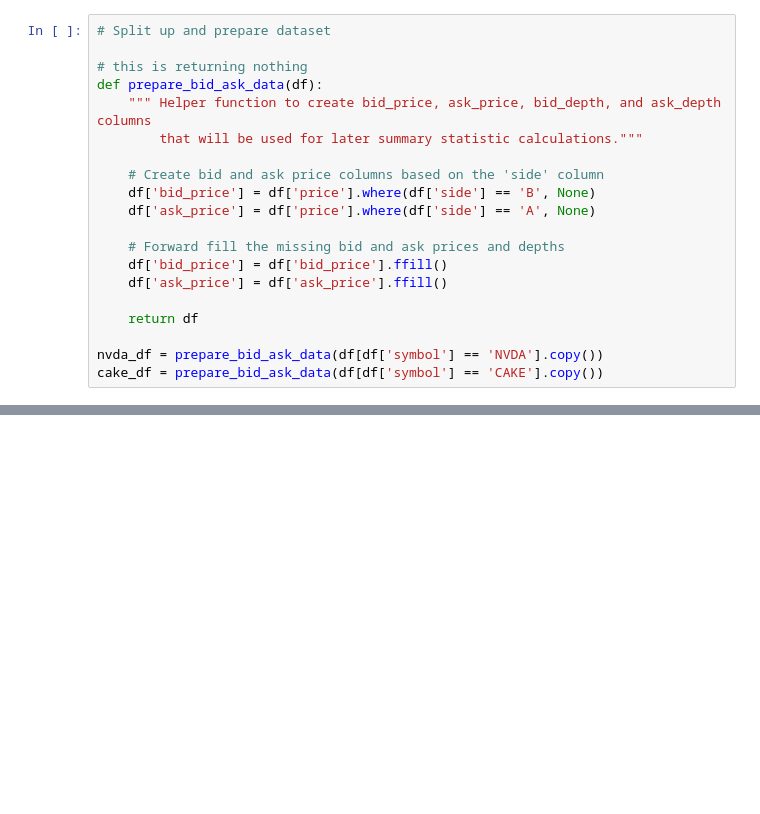
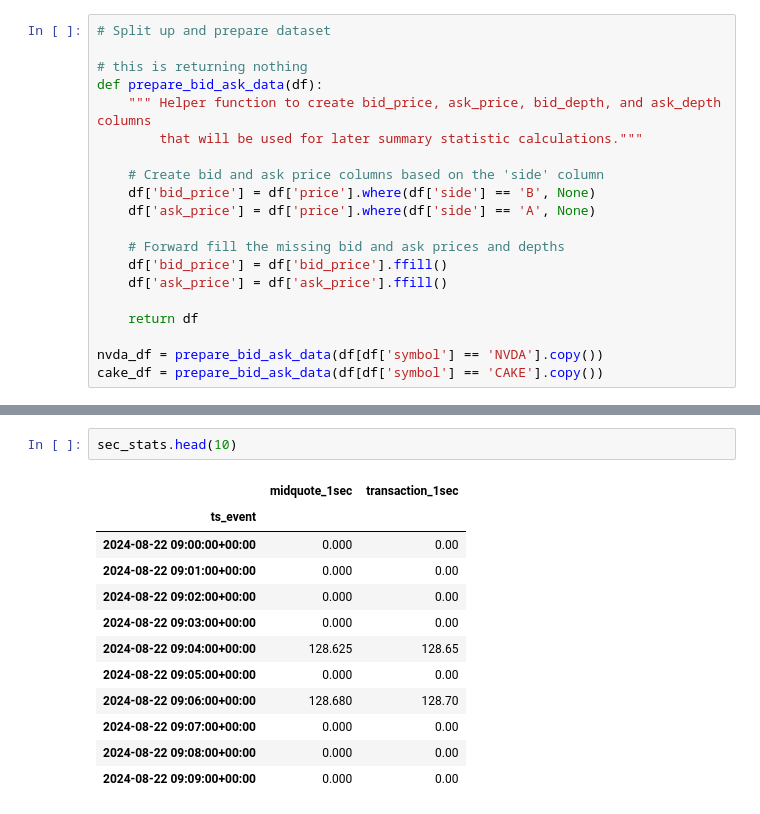
Before and after one commit to amchugh2/230x_team_repo, a Jupyter notebook: hw1.ipynb, the cells around one changed output, grey strips where cells are left out. Cells and saved outputs as stored; diff of their text form; blank space fills up the shorter version.

```diff
--- a/hw1.ipynb
+++ b/hw1.ipynb
@@ -362,0 +367,15 @@ sec_stats.head()
+# %%
+sec_stats.head(10)
+# %% [output]
+|  | midquote_1sec | transaction_1sec |
+| ts_event |  |  |
+| 2024-08-22 09:00:00+00:00 | 0.000 | 0.00 |
+| 2024-08-22 09:01:00+00:00 | 0.000 | 0.00 |
+| 2024-08-22 09:02:00+00:00 | 0.000 | 0.00 |
+| 2024-08-22 09:03:00+00:00 | 0.000 | 0.00 |
+| 2024-08-22 09:04:00+00:00 | 128.625 | 128.65 |
+| 2024-08-22 09:05:00+00:00 | 0.000 | 0.00 |
+| 2024-08-22 09:06:00+00:00 | 128.680 | 128.70 |
+| 2024-08-22 09:07:00+00:00 | 0.000 | 0.00 |
+| 2024-08-22 09:08:00+00:00 | 0.000 | 0.00 |
+| 2024-08-22 09:09:00+00:00 | 0.000 | 0.00 |
```
Also changed, not shown: parts of 14 cells of this notebook.
